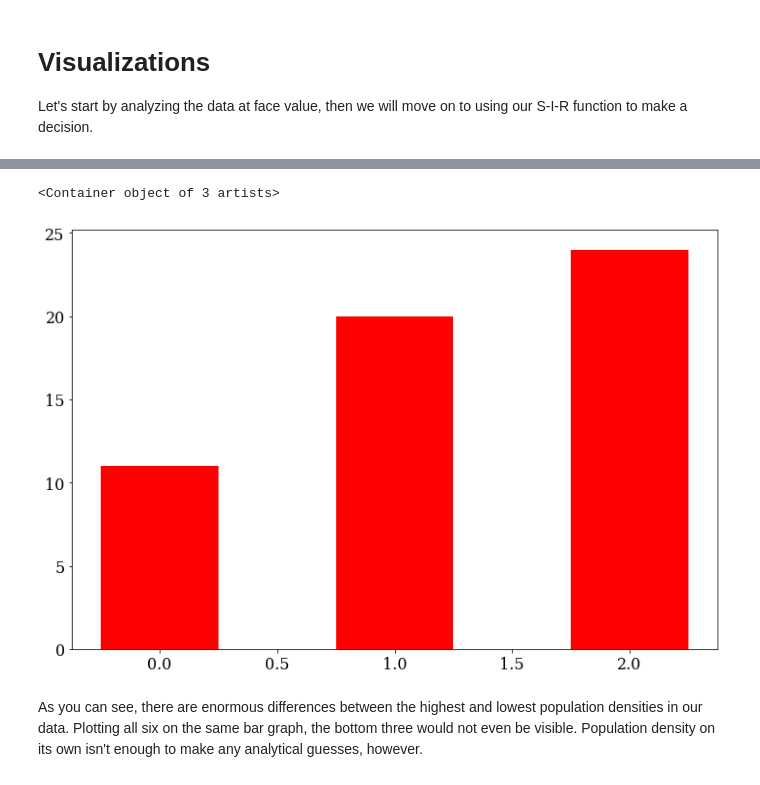
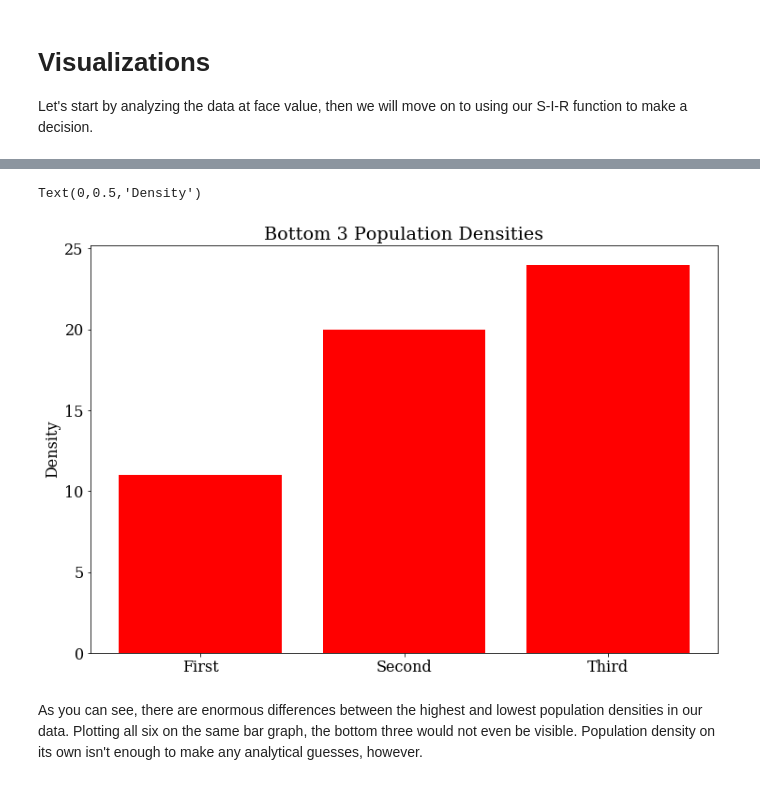
Before and after one commit to billywcwhite/generation-zombie, a Jupyter notebook: FinalProject.ipynb, the cells around one changed output, grey strips where cells are left out. Cells and saved outputs as stored; diff of their text form; code cells hidden in the pictures.

```diff
--- a/FinalProject.ipynb
+++ b/FinalProject.ipynb
@@ -317,8 +311,12 @@ plt.bar(x, top3, .5, color="Blue" )
-# %%
-plt.bar(x, bot3, .5, color="Red" )
-# %% [output]
-<Container object of 3 artists>
-[figure, removed]
+# %%
+
+plt.bar(x, bot3, color="Red",)
+plt.title("Bottom 3 Population Densities")
+plt.xticks(x, ('First', 'Second', 'Third'))
+plt.ylabel("Density")
+# %% [output]
+Text(0,0.5,'Density')
+[figure, added]
 # %% [markdown]
 As you can see, there are enormous differences between the highest and lowest population densities in our data.
 Plotting all six on the same bar graph, the bottom three would not even be visible.
```
Also changed, not shown: parts of 14 cells of this notebook.
